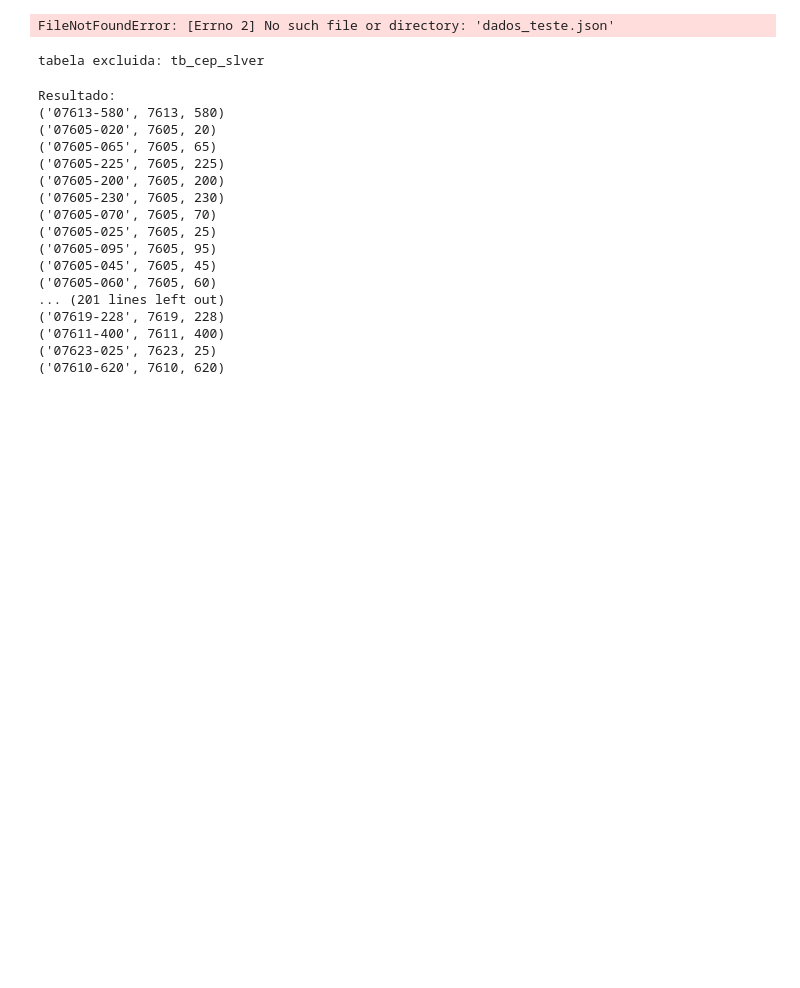
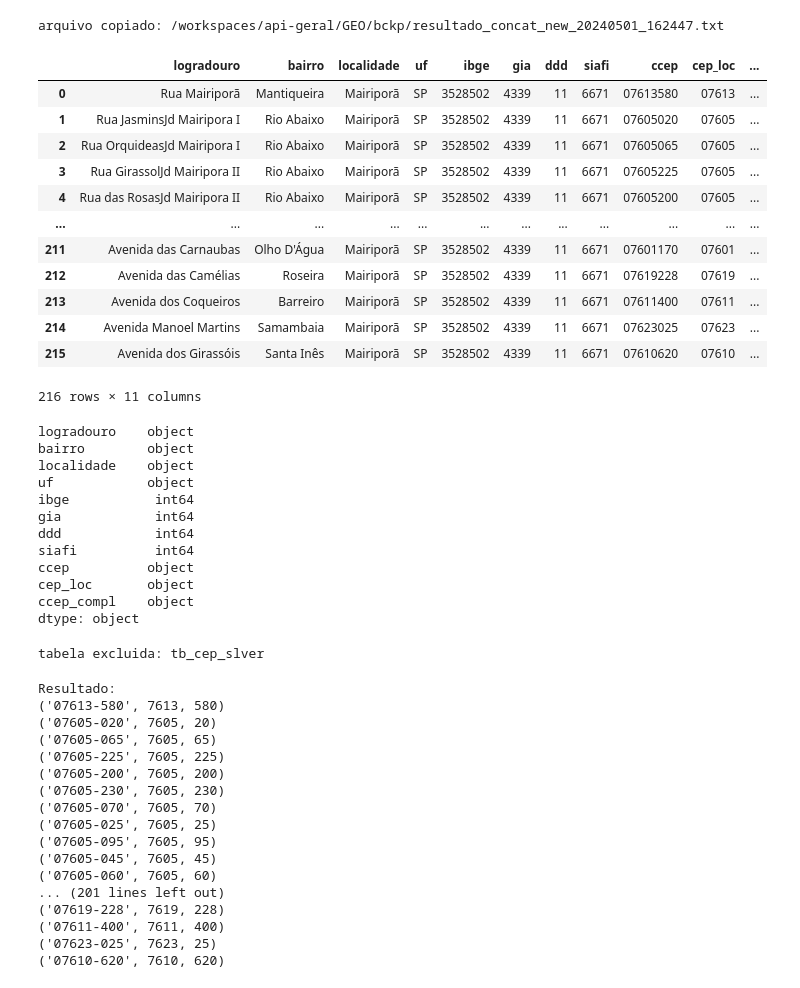
Before and after one commit to RafaellSanchez/api-geral, a Jupyter notebook: GEO/CEP/codigo/teste_trans_pipe.ipynb, the cells around one changed output. Cells and saved outputs as stored; diff of their text form; code cells hidden in the pictures; blank space fills up the shorter version.

```diff
--- a/GEO/CEP/codigo/teste_trans_pipe.ipynb
+++ b/GEO/CEP/codigo/teste_trans_pipe.ipynb
@@ -5,36 +5,67 @@ import os
 import shutil
 # %%
 file = '/workspaces/api-geral/GEO/CEP/dados/resultado_concat_20240501_162447.txt'
-backup = '/workspaces/api-geral/GEO/bckp/'
+backup = '/workspaces/api-geral/GEO/bckp/resultado_concat_new_20240501_162447.txt'
 
 df = pd.read_csv(f'{file}', delimiter=';', usecols=lambda column: column !='Unnamed: 0')
 df_ccep = df['cep'].str.replace(r'-', '')
 df_cep =df['cep'].str.extract(r'(\d{5})-\d{3}')
 
 df_cep_compl = df['cep'].str.extract(r'(-\d{3})')
 
 
 df['ccep'] = df_ccep
 df['cep_loc'] = df_cep
 df['cep_compl'] = df_cep_compl
 df_rplc = df['cep_compl'].str.replace('-', '')
 df['ccep_compl'] = df_rplc
 columns = ['cep', 'cep_compl']
 df.drop(columns, inplace=True, axis=1)
 
 df['ccep'].astype(int)
 df['cep_loc'].astype(int)
 df['ccep_compl'].astype(int)
 
-local = os.listdir(backup)
-for copia in local:
-    copy = shutil.copyfile(copia, str(df))
-    print(f'arquivo copiado: {copy}')
+# import os
+
+# # Define source and destination paths
+# src = "/path/to/source/file.txt"
+# dest = "/path/to/destination/file.txt"
+
+# Use os.system to execute the cp shell command
+os.system(f'cp {file} {backup}')
+# shutil.copy2(backup, file)
+print(f'arquivo copiado: {backup}')
 
 display(df)
 df.dtypes
 # %% [output]
-FileNotFoundError: [Errno 2] No such file or directory: 'dados_teste.json'
+arquivo copiado: /workspaces/api-geral/GEO/bckp/resultado_concat_new_20240501_162447.txt
+|  | logradouro | bairro | localidade | uf | ibge | gia | ddd | siafi | ccep | cep_loc | ... |
+| 0 | Rua Mairiporã | Mantiqueira | Mairiporã | SP | 3528502 | 4339 | 11 | 6671 | 07613580 | 07613 | ... |
+| 1 | Rua JasminsJd Mairipora I | Rio Abaixo | Mairiporã | SP | 3528502 | 4339 | 11 | 6671 | 07605020 | 07605 | ... |
+| 2 | Rua OrquideasJd Mairipora I | Rio Abaixo | Mairiporã | SP | 3528502 | 4339 | 11 | 6671 | 07605065 | 07605 | ... |
+| 3 | Rua GirassolJd Mairipora II | Rio Abaixo | Mairiporã | SP | 3528502 | 4339 | 11 | 6671 | 07605225 | 07605 | ... |
+| 4 | Rua das RosasJd Mairipora II | Rio Abaixo | Mairiporã | SP | 3528502 | 4339 | 11 | 6671 | 07605200 | 07605 | ... |
+| ... | ... | ... | ... | ... | ... | ... | ... | ... | ... | ... | ... |
+| 211 | Avenida das Carnaubas | Olho D'Água | Mairiporã | SP | 3528502 | 4339 | 11 | 6671 | 07601170 | 07601 | ... |
+| 212 | Avenida das Camélias | Roseira | Mairiporã | SP | 3528502 | 4339 | 11 | 6671 | 07619228 | 07619 | ... |
+| 213 | Avenida dos Coqueiros | Barreiro | Mairiporã | SP | 3528502 | 4339 | 11 | 6671 | 07611400 | 07611 | ... |
+| 214 | Avenida Manoel Martins | Samambaia | Mairiporã | SP | 3528502 | 4339 | 11 | 6671 | 07623025 | 07623 | ... |
+| 215 | Avenida dos Girassóis | Santa Inês | Mairiporã | SP | 3528502 | 4339 | 11 | 6671 | 07610620 | 07610 | ... |
+216 rows × 11 columns
+logradouro    object
+bairro        object
+localidade    object
+uf            object
+ibge           int64
+gia            int64
+ddd            int64
+siafi          int64
+ccep          object
+cep_loc       object
+ccep_compl    object
+dtype: object
 # %%
     # case when length(cast(trim(cep) as string)) = 7 then cast(substr(cast(trim(cep) as int), 1, 4) as decimal)
     #      when length(cast(trim(cep) as string)) = 8 then cast(substr(cast(trim(cep) as int), 1, 5) as decimal)
```
Also changed, not shown: 1 other file.
